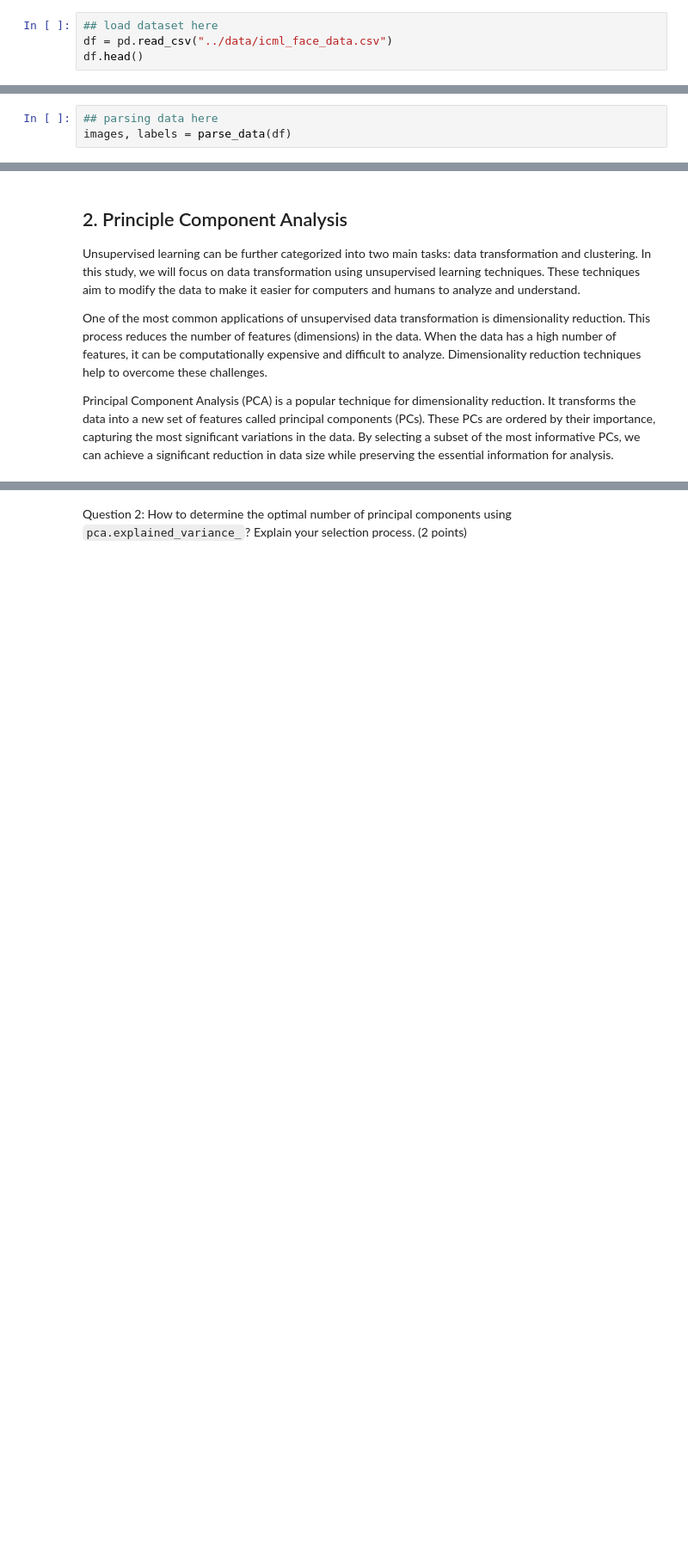
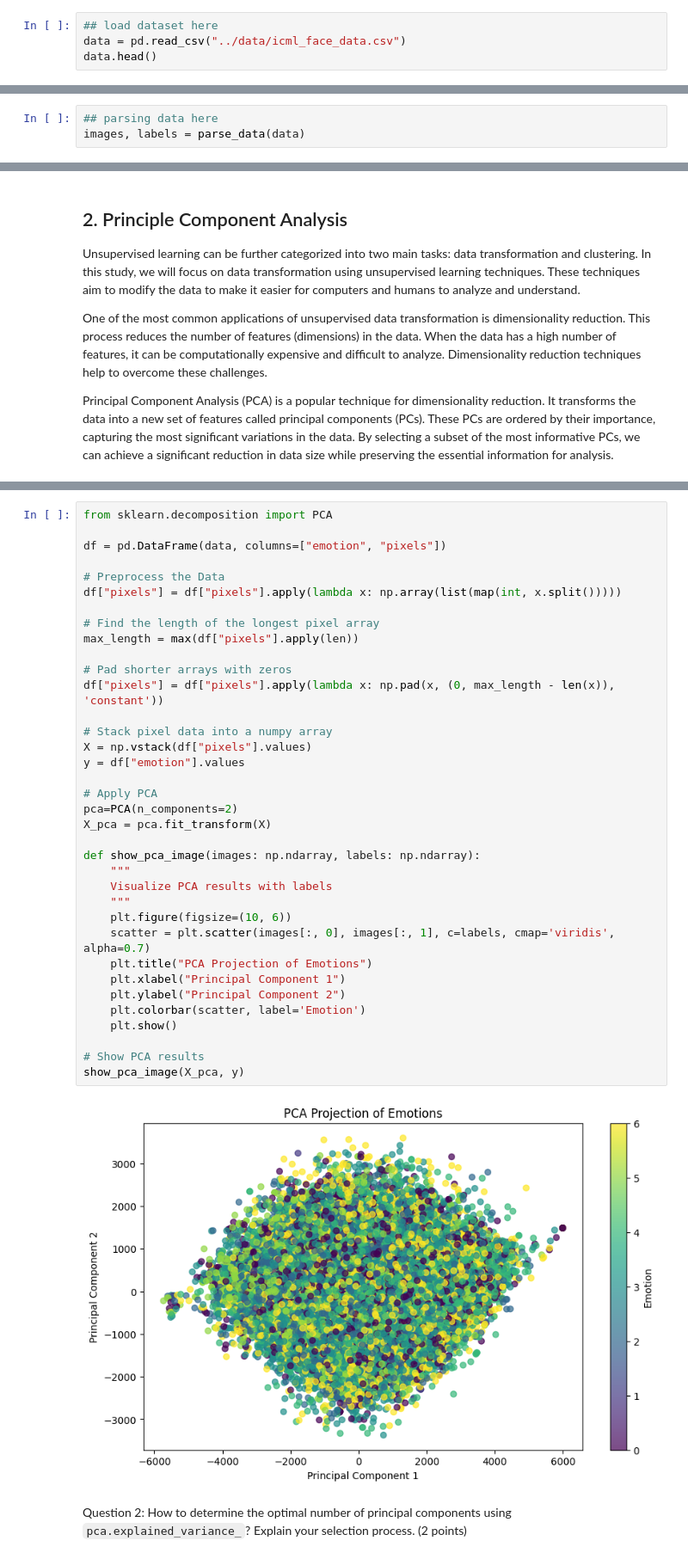
Before and after one commit to taindp98/Fundamental-ML, a Jupyter notebook: notebooks/EDA.ipynb, the cells around one changed output, grey strips where cells are left out. Shown at 86% size. Drawn from its saved outputs; the diff is of its cells as text; blank space fills up the shorter version.

````diff
--- a/notebooks/EDA.ipynb
+++ b/notebooks/EDA.ipynb
@@ -40,8 +40,8 @@ def show_img(images: np.ndarray, labels: np.ndarray):
         axarr[idx].set_title("Label:{}".format(label))
 # %%
 ## load dataset here
-df = pd.read_csv("../data/icml_face_data.csv")
-df.head()
+data = pd.read_csv("../data/icml_face_data.csv")
+data.head()
 # %% [output]
 |  | emotion | pixels |
 | 0 | 0 | 70 80 82 72 58 58 60 63 54 58 60 ... |
@@ -53,7 +53,7 @@ df.head()
 The ```emotion``` column contains a numeric code ranging from 0 to 6, inclusive, for the emotion expressed by the image. The "pixels" column contains a string surrounded in quotes for each image.
 # %%
 ## parsing data here
-images, labels = parse_data(df)
+images, labels = parse_data(data)
 # %%
 ## showing images here
 show_img(images, labels)
@@ -80,2 +74,40 @@ pca=PCA(n_components=2)
+# %%
+from sklearn.decomposition import PCA
+
+df = pd.DataFrame(data, columns=["emotion", "pixels"])
+
+# Preprocess the Data
+df["pixels"] = df["pixels"].apply(lambda x: np.array(list(map(int, x.split()))))
+
+# Find the length of the longest pixel array
+max_length = max(df["pixels"].apply(len))
+
+# Pad shorter arrays with zeros
+df["pixels"] = df["pixels"].apply(lambda x: np.pad(x, (0, max_length - len(x)), 'constant'))
+
+# Stack pixel data into a numpy array
+X = np.vstack(df["pixels"].values)
+y = df["emotion"].values
+
+# Apply PCA
+pca=PCA(n_components=2)
+X_pca = pca.fit_transform(X)
+
+def show_pca_image(images: np.ndarray, labels: np.ndarray):
+    """
+    Visualize PCA results with labels
+    """
+    plt.figure(figsize=(10, 6))
+    scatter = plt.scatter(images[:, 0], images[:, 1], c=labels, cmap='viridis', alpha=0.7)
+    plt.title("PCA Projection of Emotions")
+    plt.xlabel("Principal Component 1")
+    plt.ylabel("Principal Component 2")
+    plt.colorbar(scatter, label='Emotion')
+    plt.show()
+
+# Show PCA results
+show_pca_image(X_pca, y)
+# %% [output]
+[figure, added]
 # %% [markdown]
 Question 2: How to determine the optimal number of principal components using ```pca.explained_variance_```? Explain your selection process. (2 points)
````
Also changed, not shown: parts of 10 cells of this notebook.
